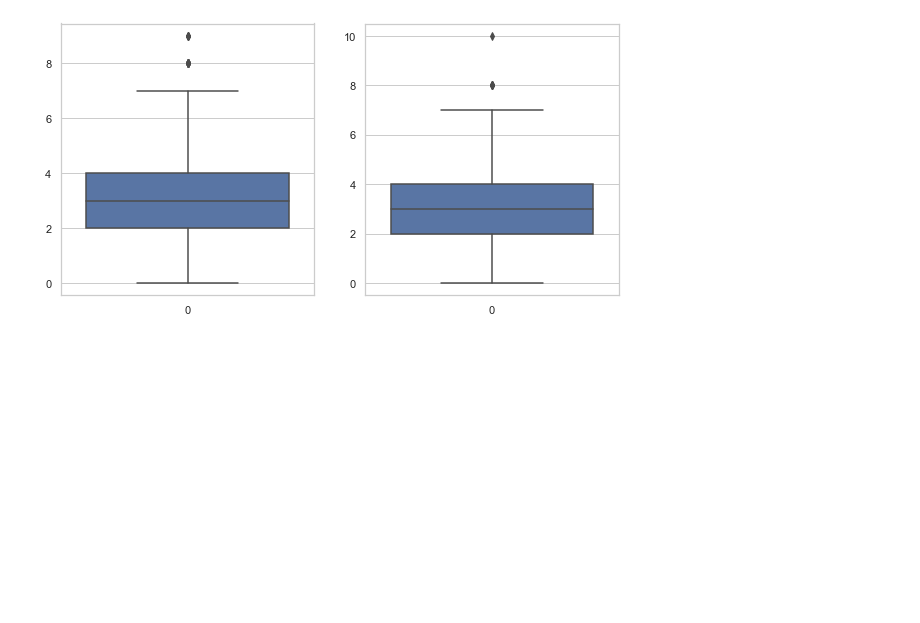
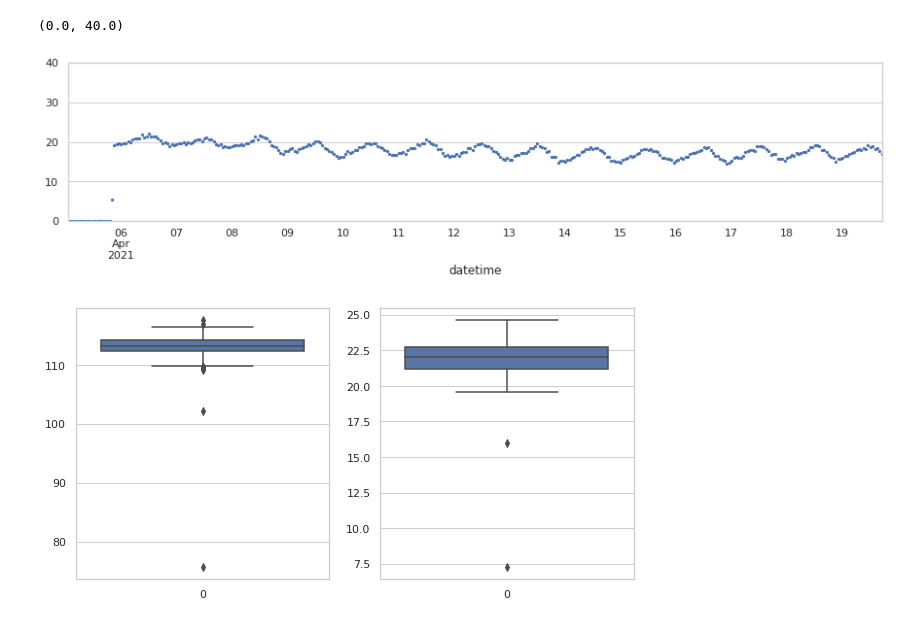
Before and after one commit to diegostaPy/escaramujo, a Jupyter notebook: 2021dataComparisonPyvsMex.ipynb, the cells around one changed output. Saved outputs shown, nothing was run; the diff lists cells and outputs as text; code cells hidden in the pictures; blank space fills up the shorter version.

```diff
--- a/2021dataComparisonPyvsMex.ipynb
+++ b/2021dataComparisonPyvsMex.ipynb
@@ -91,12 +87,19 @@ plt.savefig('EscaramujovsParaguay.png')
+# %%
+fig1, ax1 = plt.subplots(figsize=(15,3), sharex=True)
+mex['Coincidencias'][flagMex].plot(ax=ax1,marker='.',markersize=4.5,linestyle='None', label='México Abril 2021',alpha=1,color='b', subplots=True)
+ax1.set_ylim(0, 40)
+# %% [output]
+(0.0, 40.0)
+[figure, added]
 # %%
 import seaborn as sns
 fig, axes = plt.subplots(1,2, figsize=(10,5), sharex=True)
 plt.subplot(121)
 sns.set(style="whitegrid")
-ax = sns.boxplot(data=py['conteo'][flagPy1])
+ax = sns.boxplot(data=py['canal_a'][flagPy1])
 plt.subplot(122)
 sns.set(style="whitegrid")
-ax = sns.boxplot(data=py['conteo'][flagPy2])
+ax = sns.boxplot(data=mex['Coincidencias'])
 plt.savefig("boxplot.png", bbox_inches='tight')
 # %% [output]
-[figure, old version]
+[figure, new version]
```
Also changed, not shown: parts of 17 cells of this notebook, 22 other files.
